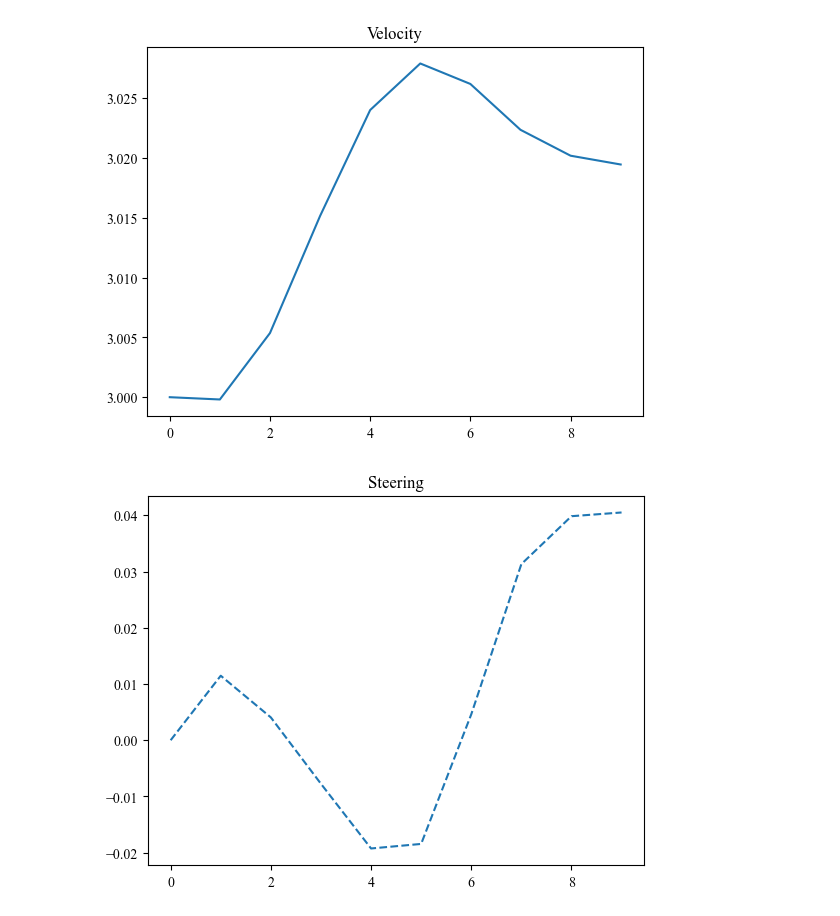
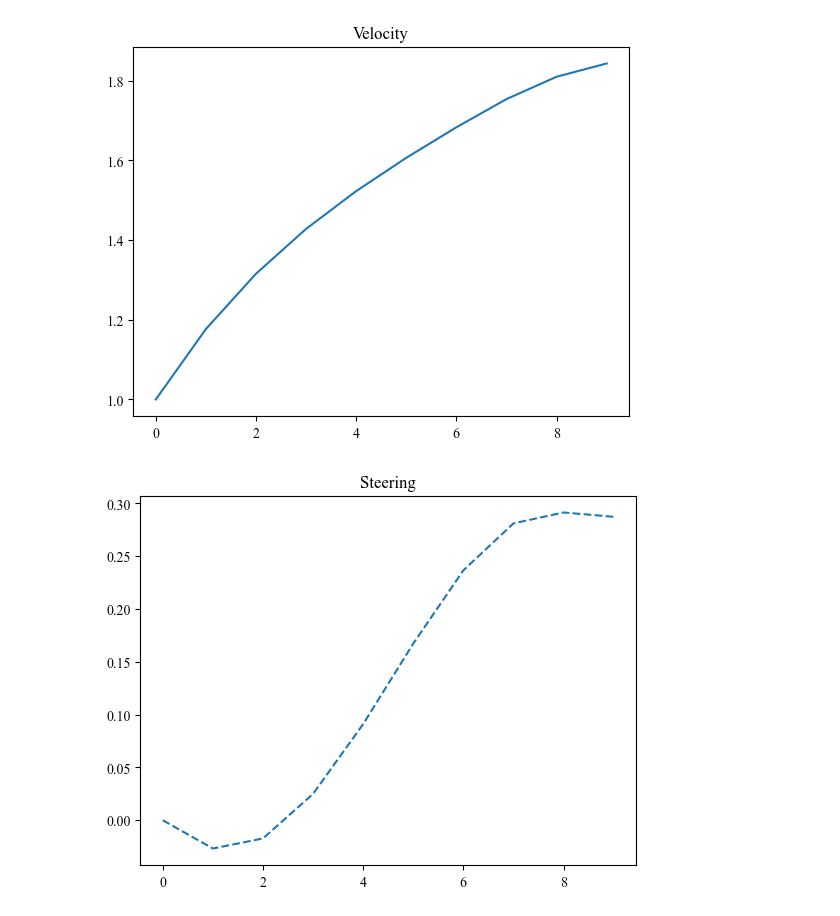
Before and after one commit to SafeRoboticsLab/PrincetonRaceCar_planning, a Jupyter notebook: ilqr_planning_ros/scripts/planner/test_ilqr.ipynb, the cells around one changed output. Saved outputs shown, nothing was run; the diff lists cells and outputs as text; code cells hidden in the pictures.

```diff
--- a/ilqr_planning_ros/scripts/planner/test_ilqr.ipynb
+++ b/ilqr_planning_ros/scripts/planner/test_ilqr.ipynb
@@ -68,13 +68,14 @@ centerline = load_path('outerloop_center_smooth.csv')
 path = Path(centerline, 0.6, 0.6, loop=True)
 solver = iLQR()
 # # make some obstacles
-obs1 = np.array([[-1, -1, -0, -0], [5.2, 6.0, 6.0, 5.2]]).T
+# obs1 = np.array([[-1, -1, -0, -0], [5.2, 6.0, 6.0, 5.2]]).T
+obs1 = np.array([[-1, -1, -0.5, -0.5], [5.3, 5.8, 5.8, 5.3]]).T
 obs2 = np.array([[1, 1, 1.5, 1.5], [-0.2, 0.5, 0.5, -0.2]]).T
 obs_list = [[obs1 for _ in range(10)]]#, [obs2 for _ in range(10)]]
 solver.update_obstacles(obs_list)
 solver.update_path(path)
 
-x_cur = np.array([1, 5.4, 3, 3.14, 0.])
+x_cur = np.array([1, 5.4, 1, 3.14, 0])
 plan = solver.plan(x_cur)
 
 path.plot_track()
@@ -118,2 +131,2 @@ Update from  247.04741  to  247.04695 reg:  0.1 alpha:  0.0010000000000000002 2.
-[figure, old version]
+[figure, new version]
-[figure, old version]
+[figure, new version]
```
Also changed, not shown: parts of 3 cells of this notebook, 3 other files.
